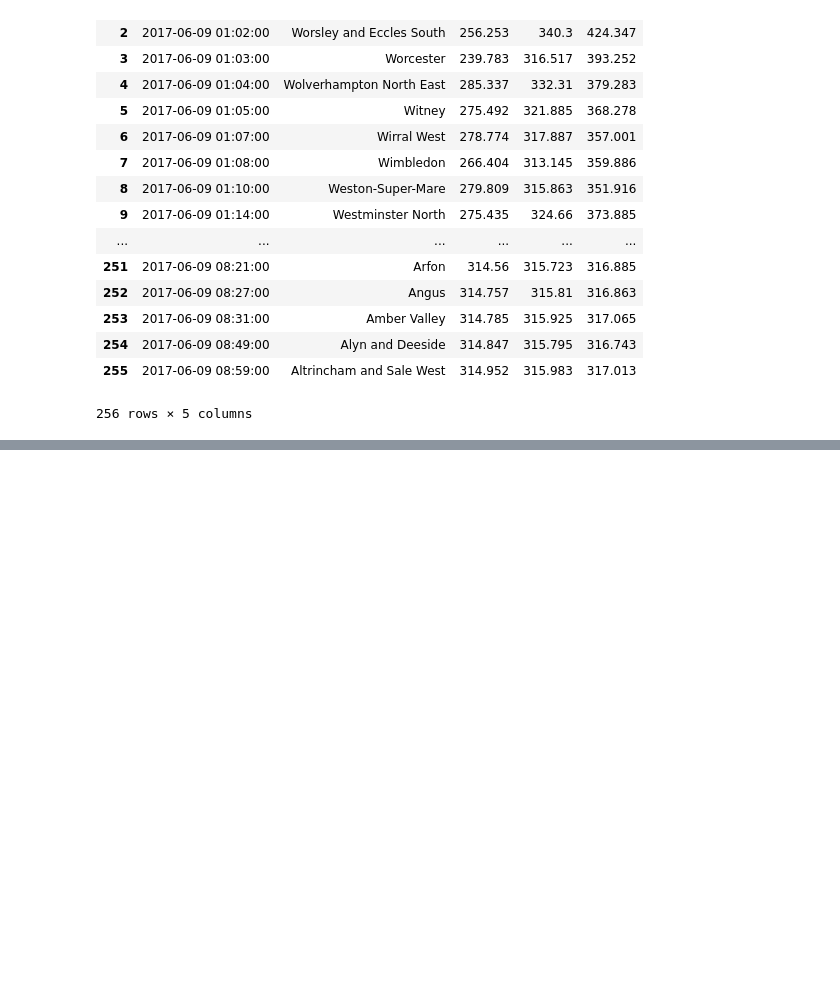
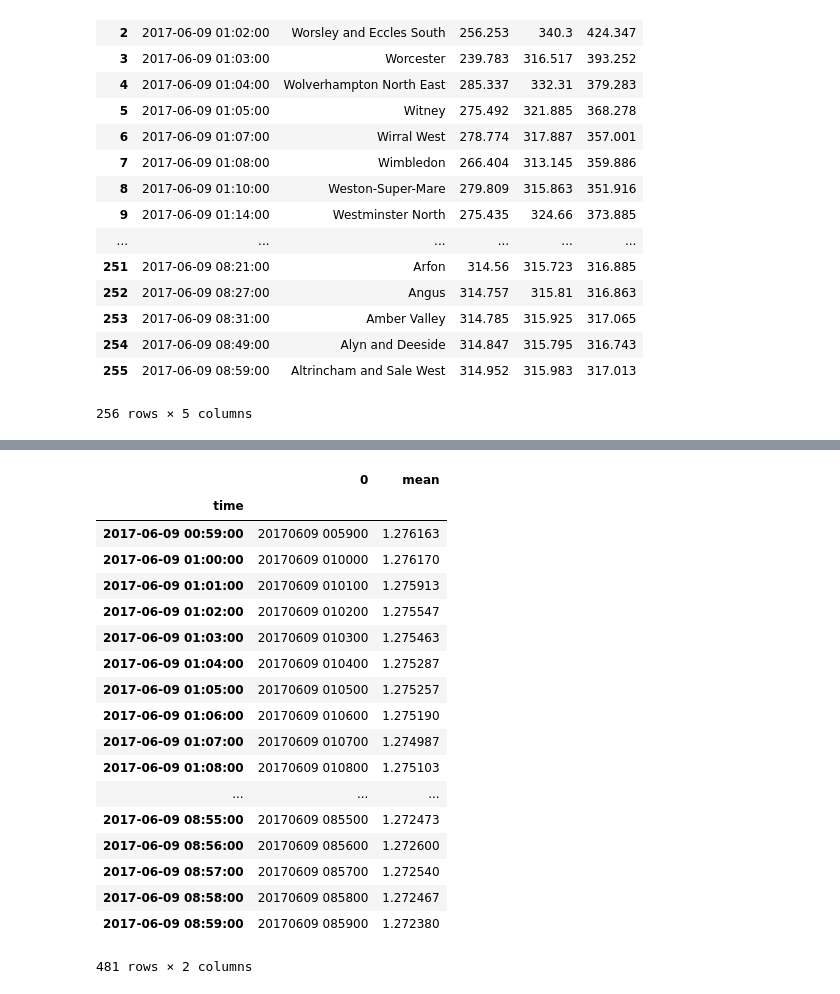
Before and after one commit to alexhuang1117/Data-Science-Portfolio, a Jupyter notebook: FX_Analysis_during_UK_Election/main.ipynb, the cells around one changed output, grey strips where cells are left out. Drawn from its saved outputs; the diff is of its cells as text; code cells hidden in the pictures; blank space fills up the shorter version.

```diff
--- a/FX_Analysis_during_UK_Election/main.ipynb
+++ b/FX_Analysis_during_UK_Election/main.ipynb
@@ -211,0 +299,23 @@ pred
+# %%
+
+fx
+# %% [output]
+|  | 0 | mean |
+| time |  |  |
+| 2017-06-09 00:59:00 | 20170609 005900 | 1.276163 |
+| 2017-06-09 01:00:00 | 20170609 010000 | 1.276170 |
+| 2017-06-09 01:01:00 | 20170609 010100 | 1.275913 |
+| 2017-06-09 01:02:00 | 20170609 010200 | 1.275547 |
+| 2017-06-09 01:03:00 | 20170609 010300 | 1.275463 |
+| 2017-06-09 01:04:00 | 20170609 010400 | 1.275287 |
+| 2017-06-09 01:05:00 | 20170609 010500 | 1.275257 |
+| 2017-06-09 01:06:00 | 20170609 010600 | 1.275190 |
+| 2017-06-09 01:07:00 | 20170609 010700 | 1.274987 |
+| 2017-06-09 01:08:00 | 20170609 010800 | 1.275103 |
+| ... | ... | ... |
+| 2017-06-09 08:55:00 | 20170609 085500 | 1.272473 |
+| 2017-06-09 08:56:00 | 20170609 085600 | 1.272600 |
+| 2017-06-09 08:57:00 | 20170609 085700 | 1.272540 |
+| 2017-06-09 08:58:00 | 20170609 085800 | 1.272467 |
+| 2017-06-09 08:59:00 | 20170609 085900 | 1.272380 |
+481 rows × 2 columns
```
Also changed, not shown: parts of 5 cells of this notebook, 3 other files.
